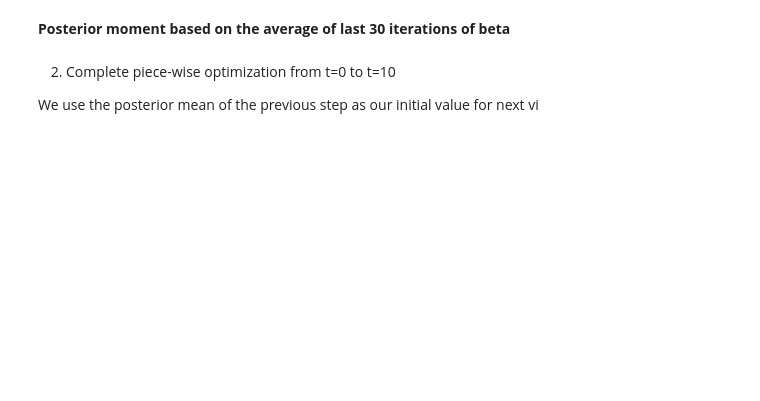
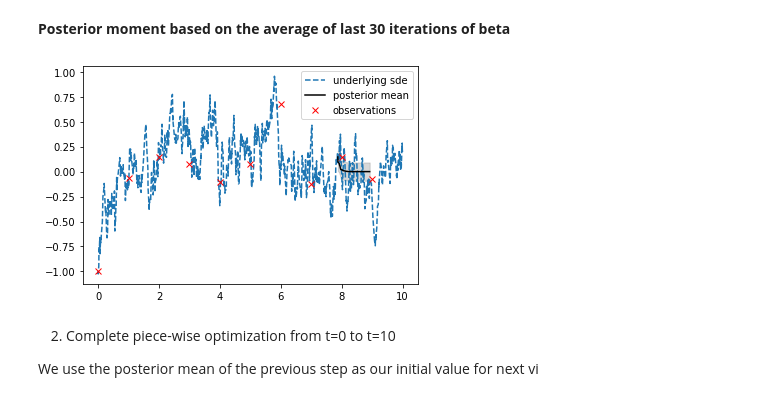
Before and after one commit to thysics/VI_SDE, a Jupyter notebook: vi_sde_toy_01.ipynb, the cells around one changed output. Saved outputs shown, nothing was run; the diff lists cells and outputs as text; code cells hidden in the pictures; blank space fills up the shorter version.

```diff
--- a/vi_sde_toy_01.ipynb
+++ b/vi_sde_toy_01.ipynb
@@ -197,7 +232,7 @@ for i in tq.tqdm(range(300)):
 # score.compute_score()
 # %%
-for i in range(10):
-    posterior = OU(t0 = 0., t1 = 1., z0 = obs[0], alpha = 0 , beta = beta_ , sigma = 1., dN=100)
+for i in range(50):
+    posterior = OU(t0 = obs_time[8], t1 = obs_time[9], z0 = obs[8], alpha = 0 , beta = beta_ , sigma = 1., dN=100)
     plt.plot(posterior.pts, posterior.trj, 'b')
     plt.plot(obs, 'rx')
 plt.plot(true_sde.pts,true_sde.trj, 'grey', linestyle='dashed')
@@ -207,6 +241,0 @@ plt.plot(true_sde.pts,true_sde.trj, 'grey', linestyle='dashed')
-# %%
-for i in range(50):
-    posterior = OU(t0 = 0., t1 = 1., z0 = obs[0], alpha = 0, beta = beta_, sigma = 1., dN=100)
-    plt.plot(posterior.pts, posterior.trj, 'b')
-    plt.plot(obs[:2], 'rx')
-plt.plot(true_sde.pts,true_sde.trj, 'grey', linestyle='dashed')
@@ -243,14 +279,16 @@ def posterior_moment(init, alpha, beta):
 
     return np.array(mean), np.array(sd)
 # %%
-pmean, psd = posterior_moment(obs[0], 0, beta_.data.numpy())
+pmean, psd = posterior_moment(obs[8], 0, beta_)
 # %%
 plt.plot(true_sde.pts, true_sde.trj, linestyle='dashed', label='underlying sde')
-plt.plot(true_sde.pts[:100], pmean, 'black', label='posterior mean')
-plt.fill_between(true_sde.pts[1:100], pmean[1:] - psd, pmean[1:] + psd, alpha=0.3, color='grey')
+plt.plot(true_sde.pts[800:900], pmean, 'black', label='posterior mean')
+plt.fill_between(true_sde.pts[801:900], pmean[1:] - psd, pmean[1:] + psd, alpha=0.3, color='grey')
 plt.plot(obs, 'rx', label='observations')
 plt.legend()
 plt.show()
+# %% [output]
+[figure, added]
 # %% [markdown]
 2. Complete piece-wise optimization from t=0 to t=10
 
```
Also changed, not shown: parts of 28 cells of this notebook.
